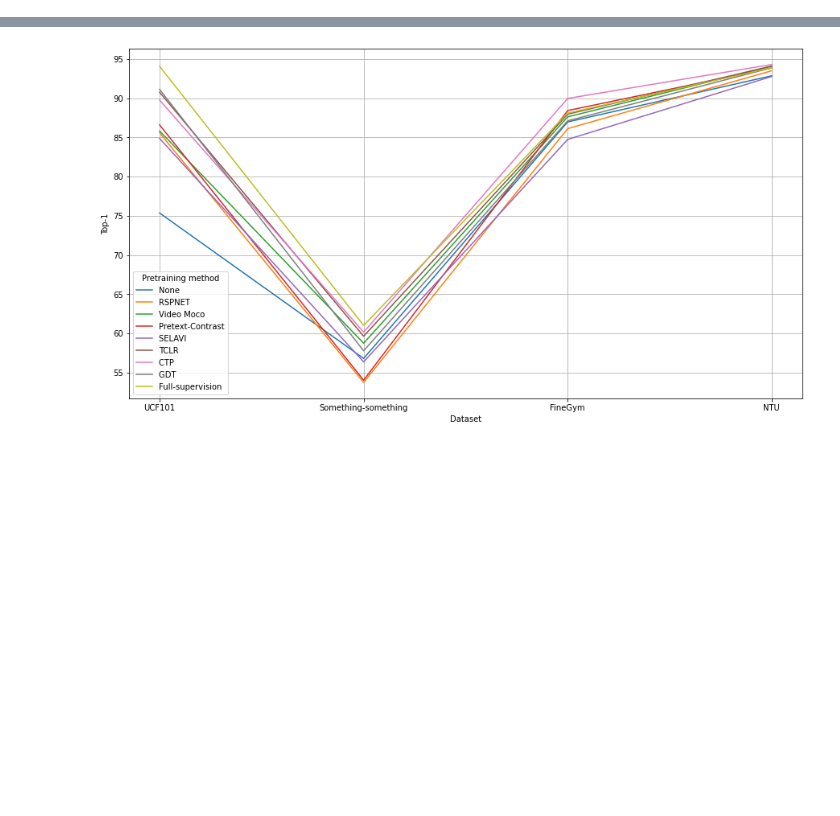
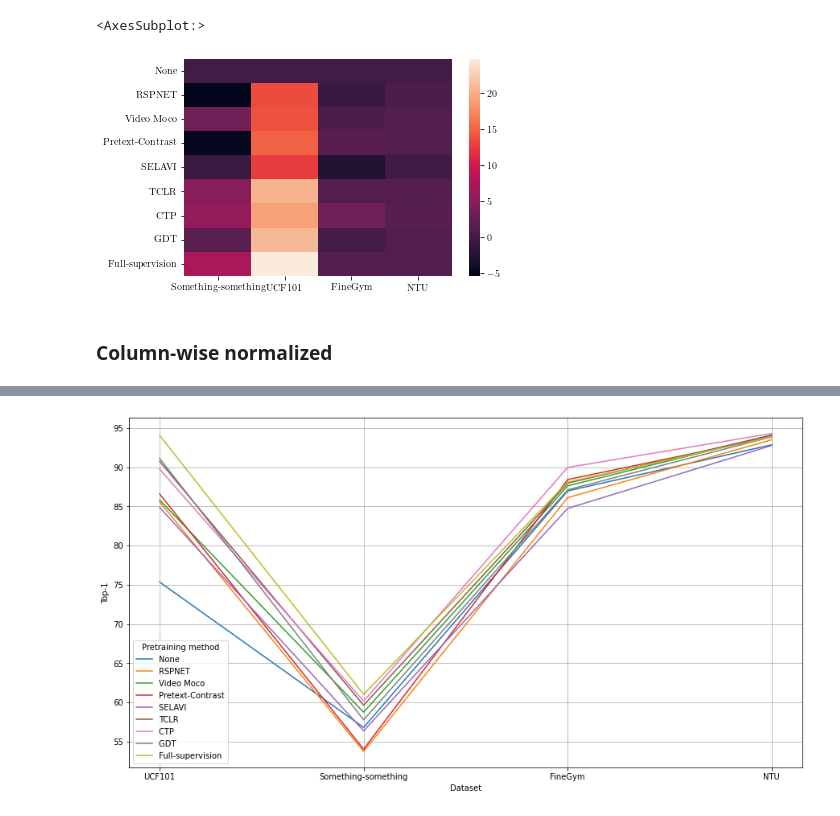
Before and after one commit to bpiyush/ViDA-SSL, a Jupyter notebook: misc/plotting/action_classification_results.ipynb, the cells around one changed output, grey strips where cells are left out. Cells and saved outputs as stored; diff of their text form; code cells hidden in the pictures; blank space fills up the shorter version.

Commit message:
Explores another way of visualizing action clf results (heatmap)

```diff
--- a/misc/plotting/action_classification_results.ipynb
+++ b/misc/plotting/action_classification_results.ipynb
@@ -58,2 +22,0 @@ df = results.copy()
-# %%
-df = df.apply(lambda x: x.replace(u'\u200b', ''))
@@ -97,0 +23,4 @@ df_flat
+# %%
+index = df.index
+index = [x.replace(u'\u200b', '').strip() for x in index]
+df.index = index
@@ -97,0 +46,3 @@ df_flat
+# %%
+# reorder columns
+df = df.reindex(df.mean().sort_values().index, axis=1)
@@ -97,0 +72,4 @@ df_flat
+# %%
+norm_df = df.copy()
+for col in df.columns:
+    norm_df[col] = ((norm_df[col] / df.loc["None", col]) - 1) * 100
@@ -97,0 +89,7 @@ df_flat
+# %%
+sns.heatmap(norm_df)
+# %% [output]
+<AxesSubplot:>
+[figure, added]
+# %% [markdown]
+### Column-wise normalized
```
Also changed, not shown: parts of 25 cells of this notebook.
